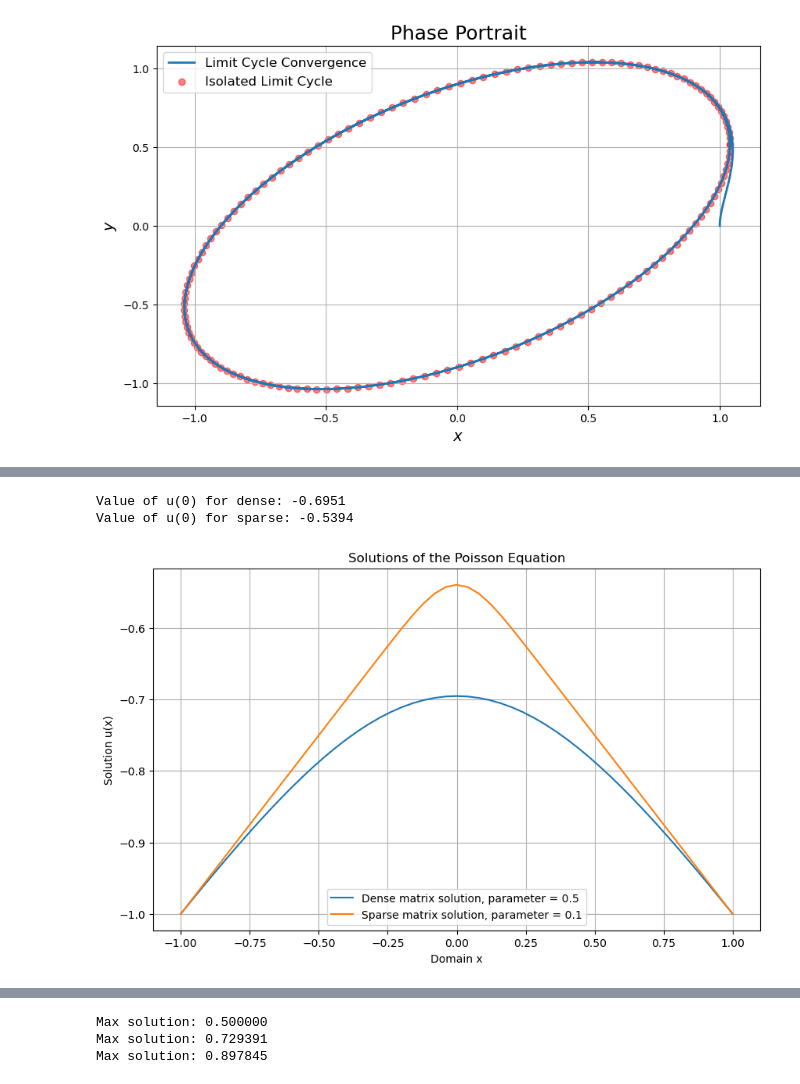
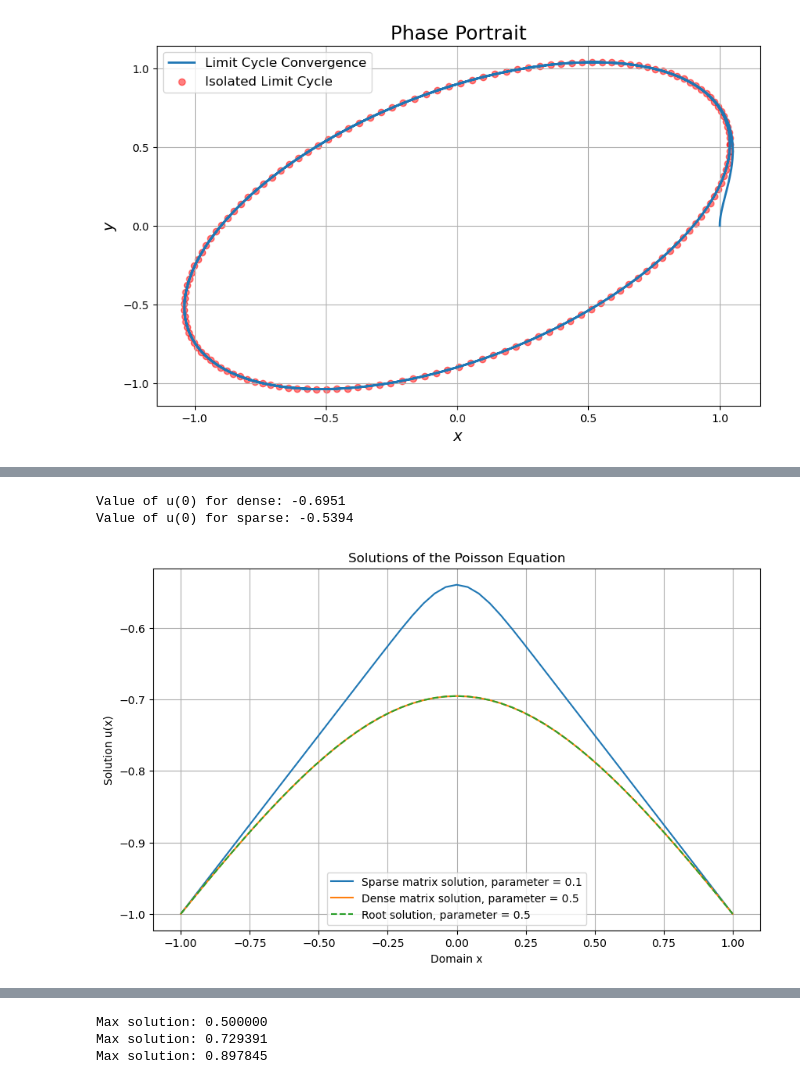
Before and after one commit to edatkinson/Scientific-Computing-3rd-Year-Project, a Jupyter notebook: Work/Report.ipynb, the cells around one changed output, grey strips where cells are left out. Drawn from its saved outputs; the diff is of its cells as text; code cells hidden in the pictures.

```diff
--- a/Work/Report.ipynb
+++ b/Work/Report.ipynb
@@ -175,57 +188,53 @@ pseudo_plotter(par_pseudo, sol_pseudo, period=True)
 # %%
 
 #Question 3:
-# a)  Use the finite difference method to solve the Poisson equation
-#  Solve for u(x) using
-# i. one of SciPy’s root-finding functions or using NumPy when σ = 0.5;
-# ii. using SciPy with sparse matrices when σ = 0.1.
-# In each case, use 51 equally spaced grid points to discretise the x variable. In each
-# case, print the value of u(0) to the screen using at least four significant digits. Create
-# a single figure that plots all of your solutions u(x).
 
-from sparse_dense_bvp import solve_equation, plot_solutions, setup_rhs_poisson
+from sparse_dense_bvp import solve_equation, solve_bvp_root, q_func
 import numpy as np
 from Diffusion_OO import BoundaryCondition
 import time
 import matplotlib.pyplot as plt
 
+from Equations_Functions import setup_rhs_poisson
+
 no_points = 51
 a = -1
 b = 1
-x = np.linspace(a, b, no_points)  # 501 points in the domain
+x = np.linspace(a, b, no_points)  # Domain
 dx = x[1] - x[0]  # Step size
-dx = (b-a)/(no_points-1)
 
 boundary_conditions = [
-    BoundaryCondition('left', 'dirichlet', -1),
-    BoundaryCondition('right', 'dirichlet', -1)
+    BoundaryCondition('left', 'dirichlet', -1, coefficients=None),
+    BoundaryCondition('right', 'dirichlet', -1, coefficients=None)
 ]
 
 bc_left = boundary_conditions[0]
 bc_right = boundary_conditions[1]
 
 coefficients_possion_dense = {'D': 1.0, 'sigma': 0.5}
 coefficients_possion_sparse = {'D': 1.0, 'sigma': 0.1}
 
+x, u_root = solve_bvp_root(no_points, a, b, coefficients_possion_dense['D'], q_func, bc_left, bc_right, coefficients_possion_dense['sigma'])
 u_dense= solve_equation('dense', setup_rhs_poisson, x, dx, bc_left, bc_right,coefficients_possion_dense,equation_type='diffusion')
 u_sparse = solve_equation('sparse', setup_rhs_poisson, x, dx, bc_left, bc_right,coefficients_possion_sparse,equation_type='diffusion')
 
 print(f'Value of u(0) for dense: {u_dense[25]:.4f}')
 print(f'Value of u(0) for sparse: {u_sparse[25]:.4f}')
 
 plt.figure(figsize=(10, 6))
+plt.plot(x, u_sparse, label=f'Sparse matrix solution, parameter = {coefficients_possion_sparse["sigma"]}')
 plt.plot(x, u_dense, label=f'Dense matrix solution, parameter = {coefficients_possion_dense["sigma"]}')
-plt.plot(x, u_sparse, label=f'Sparse matrix solution, parameter = {coefficients_possion_sparse["sigma"]}')
+plt.plot(x, u_root, label=f'Root solution, parameter = {coefficients_possion_dense["sigma"]}', alpha=1, linestyle='--')
 plt.title(f'Solutions of the Poisson Equation')
 plt.xlabel('Domain x')
 plt.ylabel('Solution u(x)')
 plt.legend()
 plt.grid(True)
 plt.show()
 # %% [output]
 Value of u(0) for dense: -0.6951
 Value of u(0) for sparse: -0.5394
-[figure, old version]
+[figure, new version]
 # %%
 # b)
 # Now increase the number of grid points to 501 and set σ = 0.05. Solve the Poisson
```
Also changed, not shown: parts of 18 cells of this notebook, 11 other files.
